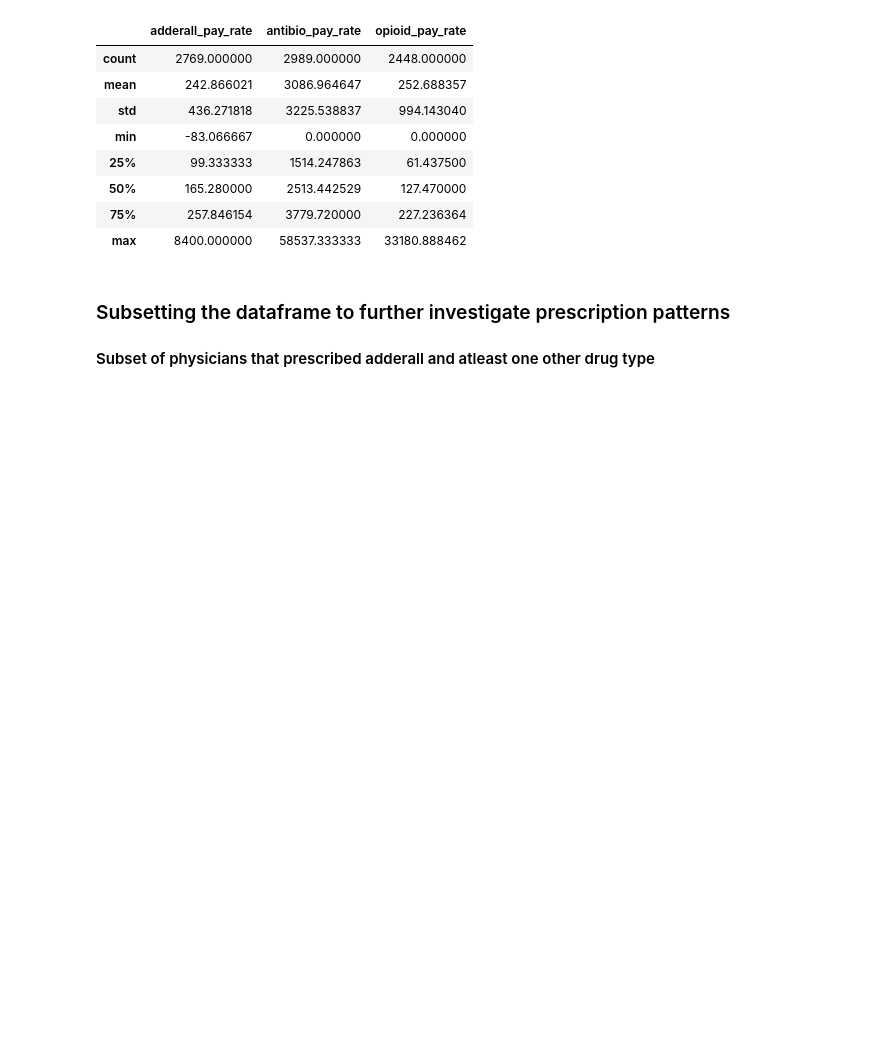
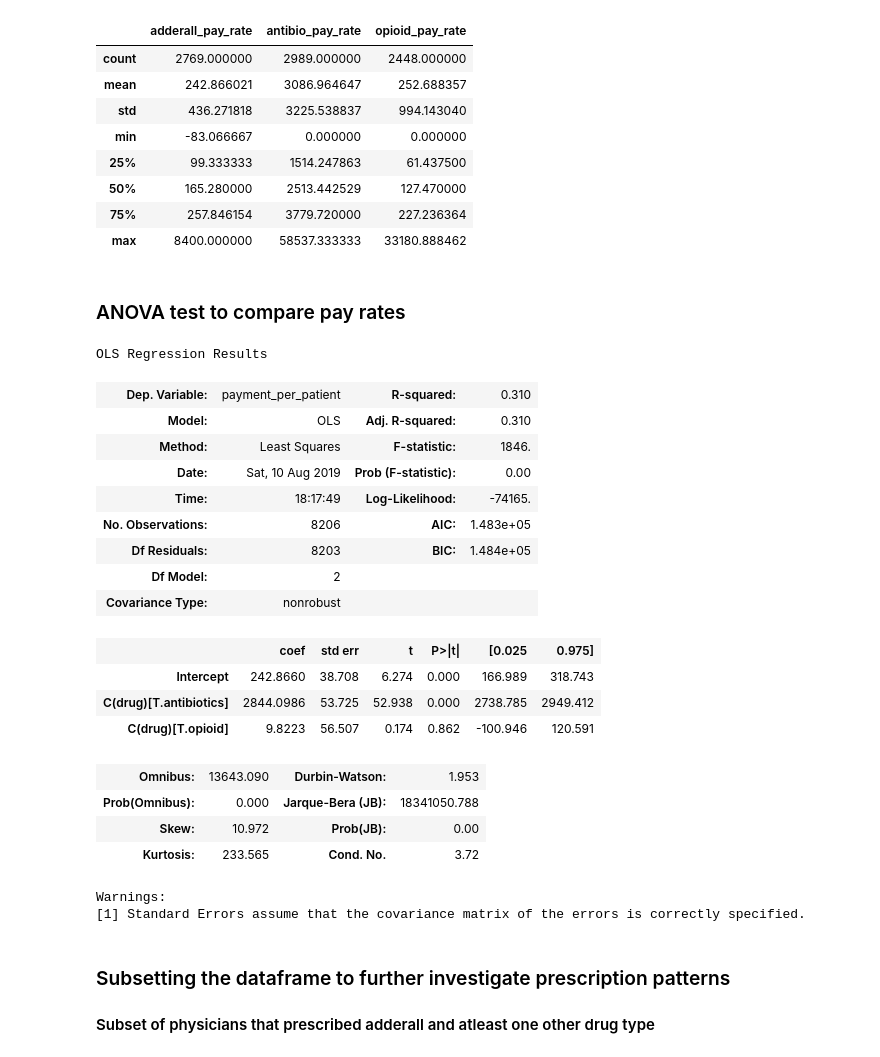
Before and after one commit to nwugocc/Capstone-Project-1, a Jupyter notebook: capstone_1_mini_project_data_story.ipynb, the cells around one changed output. Saved outputs shown, nothing was run; the diff lists cells and outputs as text; code cells hidden in the pictures; blank space fills up the shorter version.

```diff
--- a/capstone_1_mini_project_data_story.ipynb
+++ b/capstone_1_mini_project_data_story.ipynb
@@ -183,6 +194,33 @@ df1_p.loc[:,['adderall_pay_rate','antibio_pay_rate','opioid_pay_rate']].describe
 | 50% | 165.280000 | 2513.442529 | 127.470000 |
 | 75% | 257.846154 | 3779.720000 | 227.236364 |
 | max | 8400.000000 | 58537.333333 | 33180.888462 |
+# %% [markdown]
+### ANOVA test to compare pay rates
+# %%
+# ANOVA test using adderall pay rate as baseline / intercept
+results = ols('payment_per_patient ~ C(drug)', data=df1_pmelt).fit()
+results.summary()
+# %% [output]
+OLS Regression Results
+| Dep. Variable: | payment_per_patient | R-squared: | 0.310 |
+| Model: | OLS | Adj. R-squared: | 0.310 |
+| Method: | Least Squares | F-statistic: | 1846. |
+| Date: | Sat, 10 Aug 2019 | Prob (F-statistic): | 0.00 |
+| Time: | 18:17:49 | Log-Likelihood: | -74165. |
+| No. Observations: | 8206 | AIC: | 1.483e+05 |
+| Df Residuals: | 8203 | BIC: | 1.484e+05 |
+| Df Model: | 2 |  |  |
+| Covariance Type: | nonrobust |  |  |
+|  | coef | std err | t | P>|t| | [0.025 | 0.975] |
+| Intercept | 242.8660 | 38.708 | 6.274 | 0.000 | 166.989 | 318.743 |
+| C(drug)[T.antibiotics] | 2844.0986 | 53.725 | 52.938 | 0.000 | 2738.785 | 2949.412 |
+| C(drug)[T.opioid] | 9.8223 | 56.507 | 0.174 | 0.862 | -100.946 | 120.591 |
+| Omnibus: | 13643.090 | Durbin-Watson: | 1.953 |
+| Prob(Omnibus): | 0.000 | Jarque-Bera (JB): | 18341050.788 |
+| Skew: | 10.972 | Prob(JB): | 0.00 |
+| Kurtosis: | 233.565 | Cond. No. | 3.72 |
+Warnings:
+[1] Standard Errors assume that the covariance matrix of the errors is correctly specified.
 # %% [markdown]
 ### Subsetting the dataframe to further investigate prescription patterns
 #### Subset of physicians that prescribed adderall and atleast one other drug type
```
Also changed, not shown: parts of 19 cells of this notebook.
